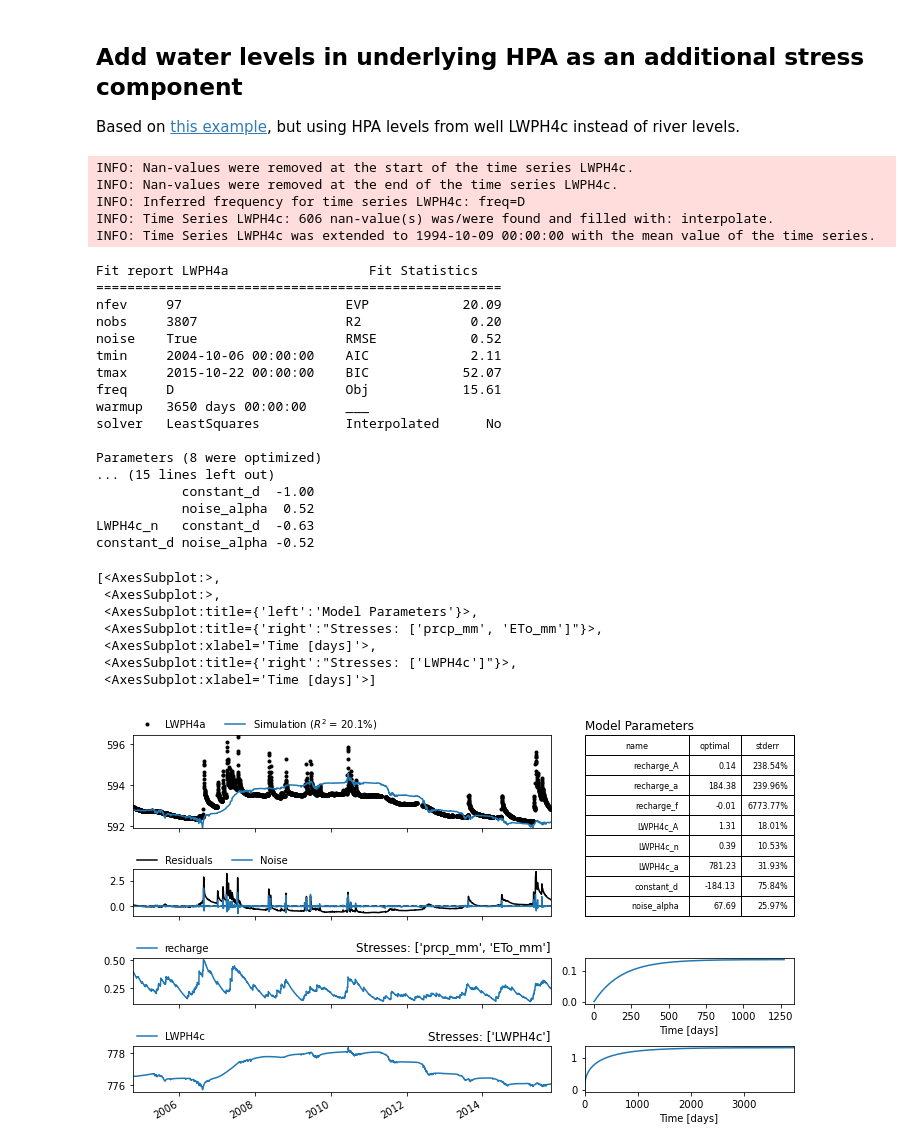
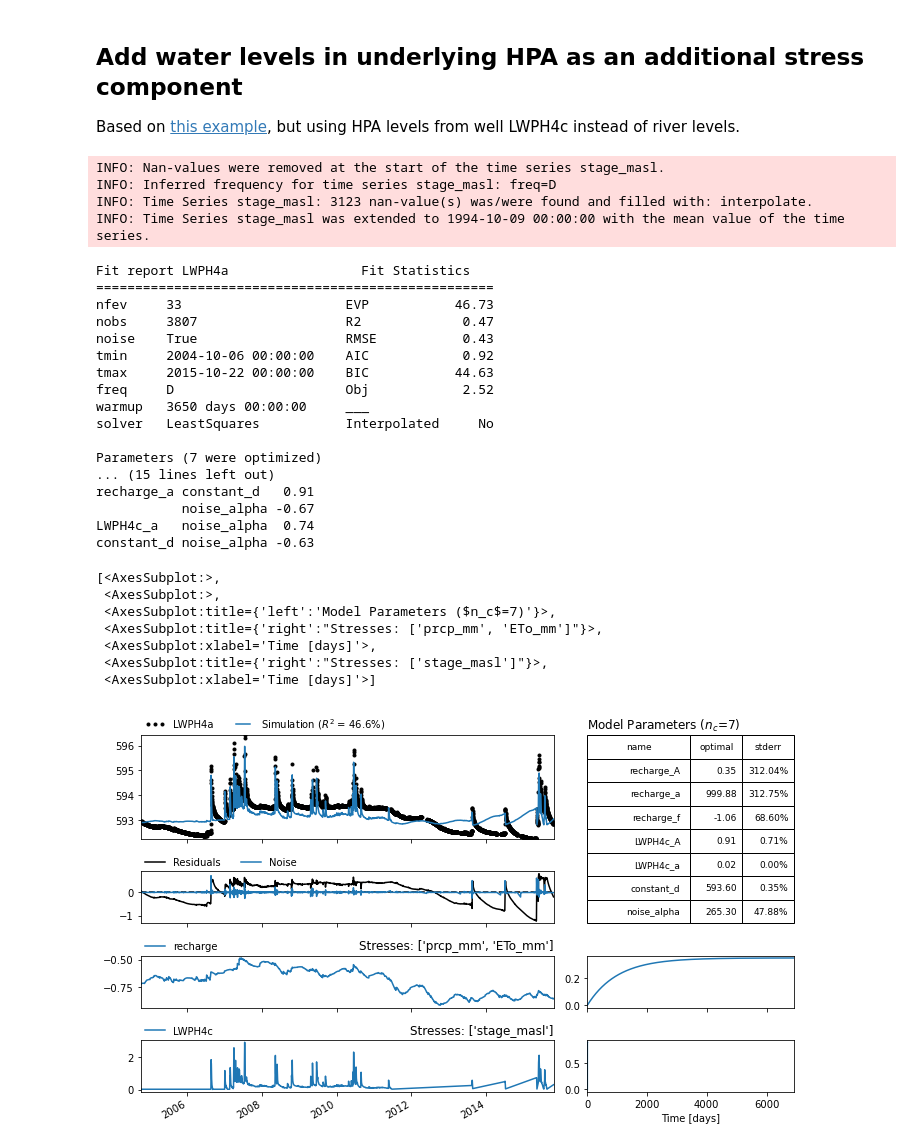
Before and after one commit to samzipper/LarnedIntermittencyRegimes, a Jupyter notebook: code/Timeseries_02-CreateModel.ipynb, the cells around one changed output. Saved outputs shown, nothing was run; the diff lists cells and outputs as text; code cells hidden in the pictures.

Commit message:
Add Raoul's experimentation with time series

```diff
--- a/code/Timeseries_02-CreateModel.ipynb
+++ b/code/Timeseries_02-CreateModel.ipynb
@@ -100,44 +100,45 @@ recharge_f constant_d -0.55
 ## Add water levels in underlying HPA as an additional stress component
 Based on [this example](https://pastas.readthedocs.io/en/latest/examples/004_adding_rivers.ipynb.html), but using HPA levels from well LWPH4c instead of river levels.
 # %%
-# add water level stress model
-sm_lwph4c = ps.StressModel(hydrodata["LWPH4c"], rfunc=ps.Gamma,  name="LWPH4c",
-                   settings="waterlevel")
+# add water level stress mode
+river = (hydrodata["stage_masl"] - hydrodata["stage_masl"].min()).asfreq("D")
+
+sm_lwph4c = ps.StressModel(river, rfunc=ps.Exponential, name="LWPH4c",
+                           settings="waterlevel")
 ml_lwph4a.add_stressmodel(sm_lwph4c)
 
 # solve
-ml_lwph4a.solve()
+ml_lwph4a.solve(noise=True)
 
 # plot
 ml_lwph4a.plots.results(figsize=(10, 6))
 # %% [output]
-INFO: Nan-values were removed at the start of the time series LWPH4c.
-INFO: Nan-values were removed at the end of the time series LWPH4c.
-INFO: Inferred frequency for time series LWPH4c: freq=D
-INFO: Time Series LWPH4c: 606 nan-value(s) was/were found and filled with: interpolate.
-INFO: Time Series LWPH4c was extended to 1994-10-09 00:00:00 with the mean value of the time series.
+INFO: Nan-values were removed at the start of the time series stage_masl.
+INFO: Inferred frequency for time series stage_masl: freq=D
+INFO: Time Series stage_masl: 3123 nan-value(s) was/were found and filled with: interpolate.
+INFO: Time Series stage_masl was extended to 1994-10-09 00:00:00 with the mean value of the time series.
-Fit report LWPH4a                  Fit Statistics
-====================================================
-nfev     97                     EVP            20.09
-nobs     3807                   R2              0.20
-noise    True                   RMSE            0.52
-tmin     2004-10-06 00:00:00    AIC             2.11
-tmax     2015-10-22 00:00:00    BIC            52.07
-freq     D                      Obj            15.61
+Fit report LWPH4a                 Fit Statistics
+===================================================
+nfev     33                     EVP           46.73
+nobs     3807                   R2             0.47
+noise    True                   RMSE           0.43
+tmin     2004-10-06 00:00:00    AIC            0.92
+tmax     2015-10-22 00:00:00    BIC           44.63
+freq     D                      Obj            2.52
 warmup   3650 days 00:00:00     ___
-solver   LeastSquares           Interpolated      No
+solver   LeastSquares           Interpolated     No
 
-Parameters (8 were optimized)
+Parameters (7 were optimized)
 ... (15 lines left out)
-           constant_d  -1.00
-           noise_alpha  0.52
-LWPH4c_n   constant_d  -0.63
-constant_d noise_alpha -0.52
+recharge_a constant_d   0.91
+           noise_alpha -0.67
+LWPH4c_a   noise_alpha  0.74
+constant_d noise_alpha -0.63
 [<AxesSubplot:>,
  <AxesSubplot:>,
- <AxesSubplot:title={'left':'Model Parameters'}>,
+ <AxesSubplot:title={'left':'Model Parameters ($n_c$=7)'}>,
  <AxesSubplot:title={'right':"Stresses: ['prcp_mm', 'ETo_mm']"}>,
  <AxesSubplot:xlabel='Time [days]'>,
- <AxesSubplot:title={'right':"Stresses: ['LWPH4c']"}>,
+ <AxesSubplot:title={'right':"Stresses: ['stage_masl']"}>,
  <AxesSubplot:xlabel='Time [days]'>]
-[figure, old version]
+[figure, new version]
```
Also changed, not shown: parts of 5 cells of this notebook.
